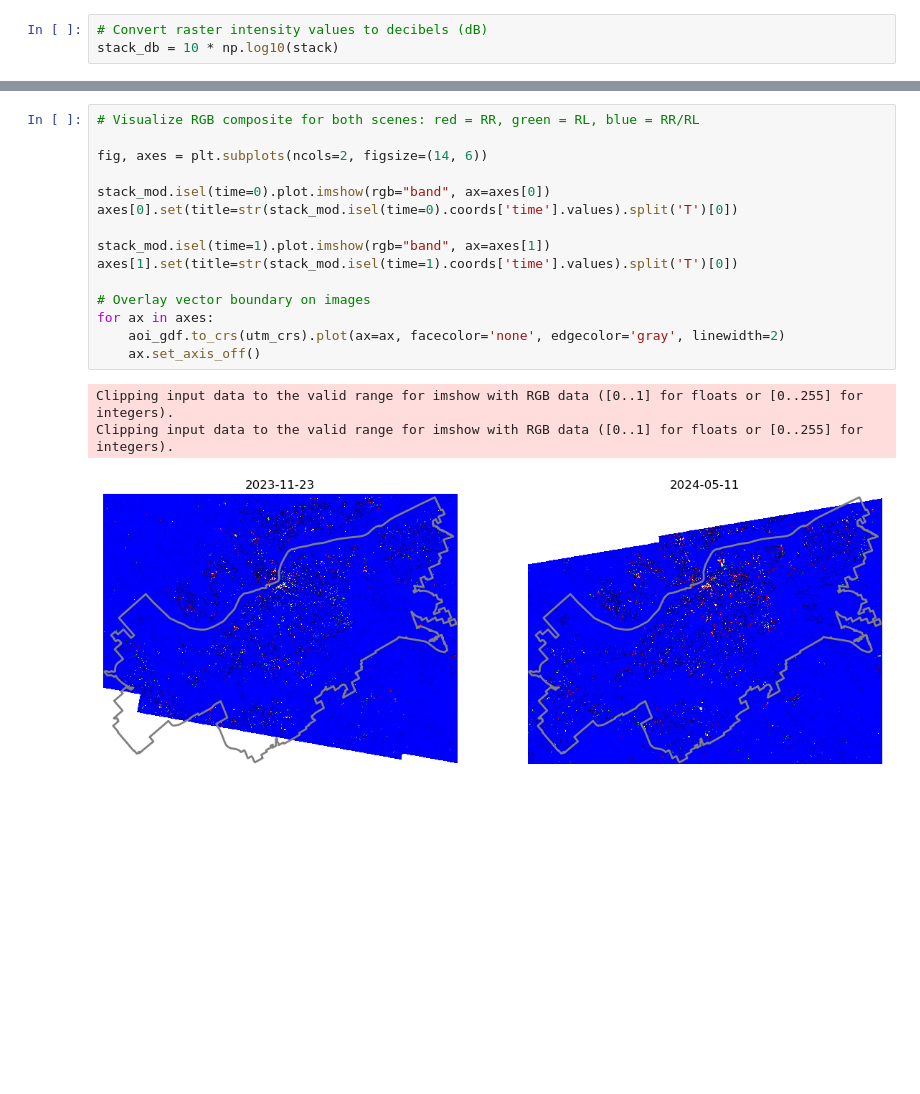
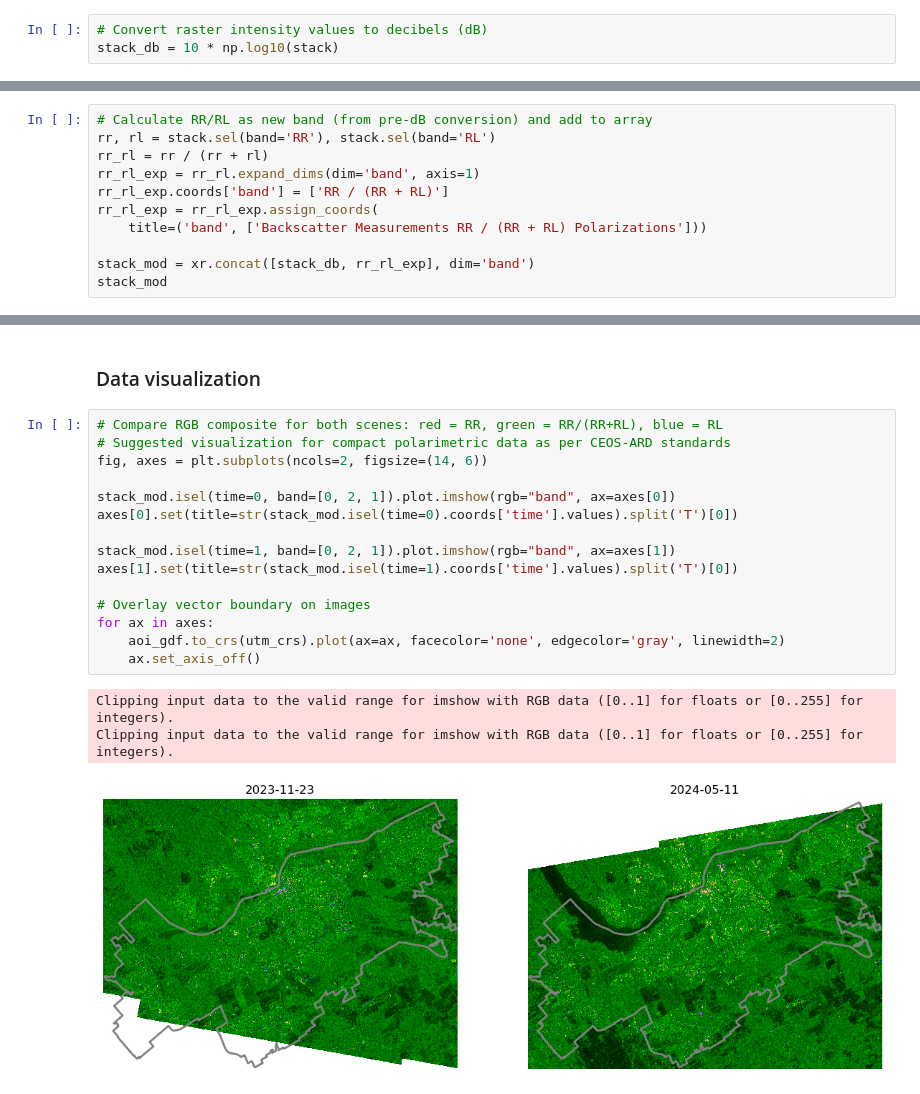
Before and after one commit to eodms-sgdot/rcm-ard-stac-examples, a Jupyter notebook: examples/rcm_ard_stac_example.ipynb, the cells around one changed output, grey strips where cells are left out. Drawn from its saved outputs; the diff is of its cells as text; blank space fills up the shorter version.

Commit message:
added CEOS-ARD suggested RGB

```diff
--- a/examples/rcm_ard_stac_example.ipynb
+++ b/examples/rcm_ard_stac_example.ipynb
@@ -170,0 +140,11 @@ Attributes: (0)
+# %%
+# Calculate RR/RL as new band (from pre-dB conversion) and add to array
+rr, rl = stack.sel(band='RR'), stack.sel(band='RL')
+rr_rl = rr / (rr + rl)
+rr_rl_exp = rr_rl.expand_dims(dim='band', axis=1)
+rr_rl_exp.coords['band'] = ['RR / (RR + RL)']
+rr_rl_exp = rr_rl_exp.assign_coords(
+    title=('band', ['Backscatter Measurements RR / (RR + RL) Polarizations']))
+
+stack_mod = xr.concat([stack_db, rr_rl_exp], dim='band')
+stack_mod
@@ -171,19 +178,21 @@ Attributes: (0)
+# %% [markdown]
+### Data visualization
 # %%
-# Visualize RGB composite for both scenes: red = RR, green = RL, blue = RR/RL
-
+# Compare RGB composite for both scenes: red = RR, green = RR/(RR+RL), blue = RL
+# Suggested visualization for compact polarimetric data as per CEOS-ARD standards
 fig, axes = plt.subplots(ncols=2, figsize=(14, 6))
 
-stack_mod.isel(time=0).plot.imshow(rgb="band", ax=axes[0])
+stack_mod.isel(time=0, band=[0, 2, 1]).plot.imshow(rgb="band", ax=axes[0])
 axes[0].set(title=str(stack_mod.isel(time=0).coords['time'].values).split('T')[0])
 
-stack_mod.isel(time=1).plot.imshow(rgb="band", ax=axes[1])
+stack_mod.isel(time=1, band=[0, 2, 1]).plot.imshow(rgb="band", ax=axes[1])
 axes[1].set(title=str(stack_mod.isel(time=1).coords['time'].values).split('T')[0])
 
 # Overlay vector boundary on images
 for ax in axes:
     aoi_gdf.to_crs(utm_crs).plot(ax=ax, facecolor='none', edgecolor='gray', linewidth=2)
     ax.set_axis_off()
 # %% [output]
 Clipping input data to the valid range for imshow with RGB data ([0..1] for floats or [0..255] for integers).
 Clipping input data to the valid range for imshow with RGB data ([0..1] for floats or [0..255] for integers).
-[figure, old version]
+[figure, new version]
```
Also changed, not shown: parts of 12 cells of this notebook.
